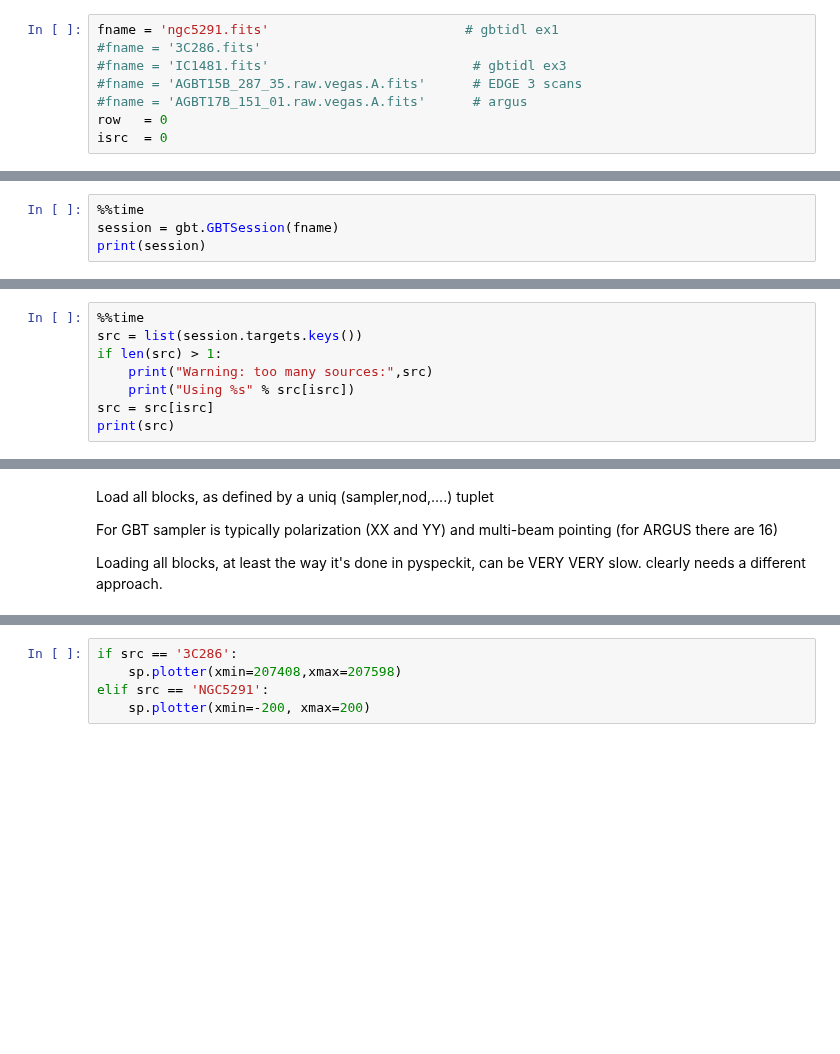
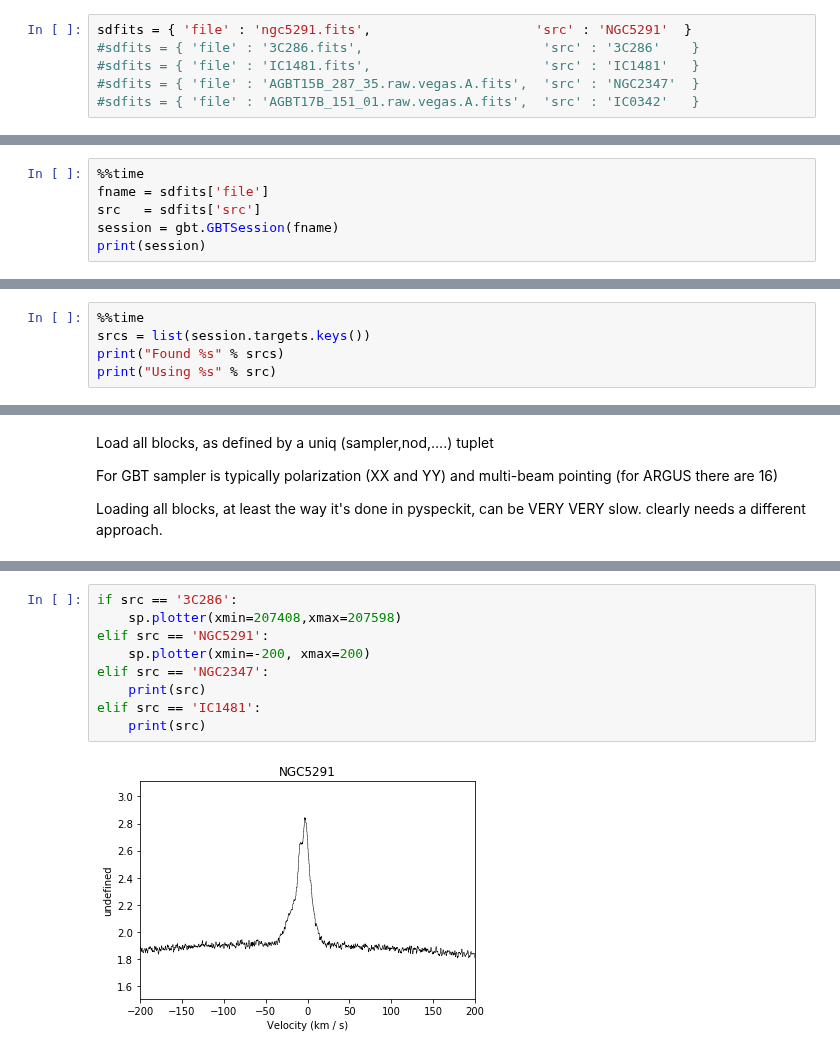
Before and after one commit to teuben/gbtoy, a Jupyter notebook: nb/ngc5291a.ipynb, the cells around one changed output, grey strips where cells are left out. Saved outputs shown, nothing was run; the diff lists cells and outputs as text; blank space fills up the shorter version.

Commit message:
now working : saved with figures

```diff
--- a/nb/ngc5291a.ipynb
+++ b/nb/ngc5291a.ipynb
@@ -37,18 +40,18 @@ def uniq(seq):
     seen_add = seen.add
     return [ x for x in seq if x not in seen and not seen_add(x)]
 # %%
-fname = 'ngc5291.fits'                         # gbtidl ex1
-#fname = '3C286.fits'
-#fname = 'IC1481.fits'                          # gbtidl ex3
-#fname = 'AGBT15B_287_35.raw.vegas.A.fits'      # EDGE 3 scans
-#fname = 'AGBT17B_151_01.raw.vegas.A.fits'      # argus
-row   = 0
-isrc  = 0
+sdfits = { 'file' : 'ngc5291.fits',                     'src' : 'NGC5291'  }
+#sdfits = { 'file' : '3C286.fits',                       'src' : '3C286'    }
+#sdfits = { 'file' : 'IC1481.fits',                      'src' : 'IC1481'   }
+#sdfits = { 'file' : 'AGBT15B_287_35.raw.vegas.A.fits',  'src' : 'NGC2347'  }
+#sdfits = { 'file' : 'AGBT17B_151_01.raw.vegas.A.fits',  'src' : 'IC0342'   }
 # %% [markdown]
 Start a session from a single SDFITS name. For future work we will need to be able to handle a directory (cf. the **dirin** command in GBTIDL) where several related SDFITS are located.  E.g. ARGUS uses 8.  The EDGE project has 3.
 
 Loading a session is fast. It gives a quick overview, but it doesn't really load any data.
 # %%
 %%time
+fname = sdfits['file']
+src   = sdfits['src']
 session = gbt.GBTSession(fname)
 print(session)
@@ -55,8 +71,5 @@ print(session)
 # %%
 %%time
-src = list(session.targets.keys())
-if len(src) > 1:
-    print("Warning: too many sources:",src)
-    print("Using %s" % src[isrc])
-src = src[isrc]
-print(src)
+srcs = list(session.targets.keys())
+print("Found %s" % srcs)
+print("Using %s" % src)
@@ -97,5 +146,11 @@ sp.plotter.label(verbose_label=True)
 # %%
 if src == '3C286':
     sp.plotter(xmin=207408,xmax=207598)
 elif src == 'NGC5291':
     sp.plotter(xmin=-200, xmax=200)
+elif src == 'NGC2347':
+    print(src)
+elif src == 'IC1481':
+    print(src)
+# %% [output]
+[figure, added]
```
Also changed, not shown: parts of 15 cells of this notebook.
